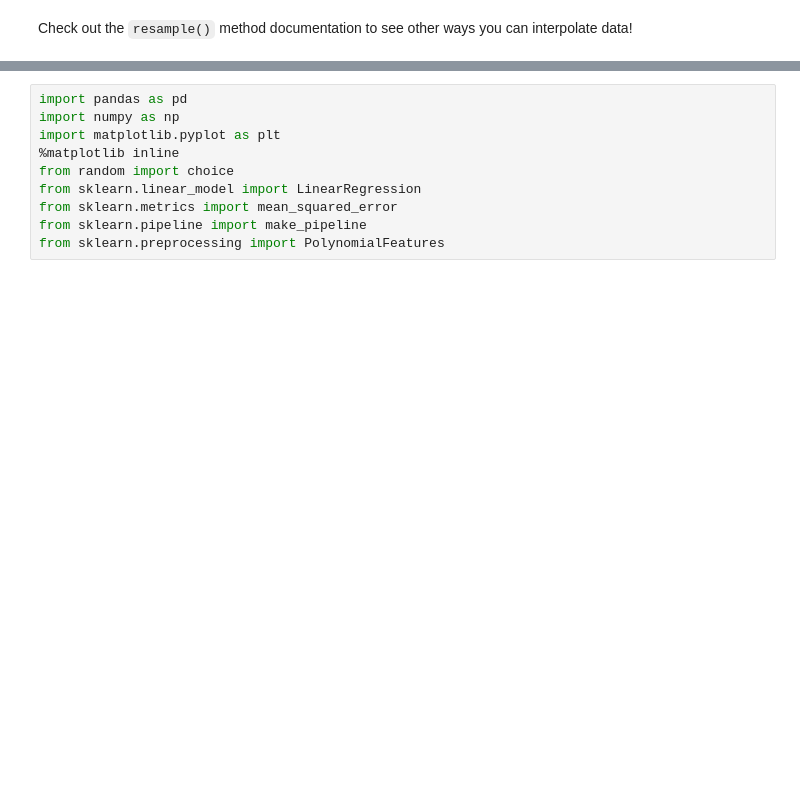
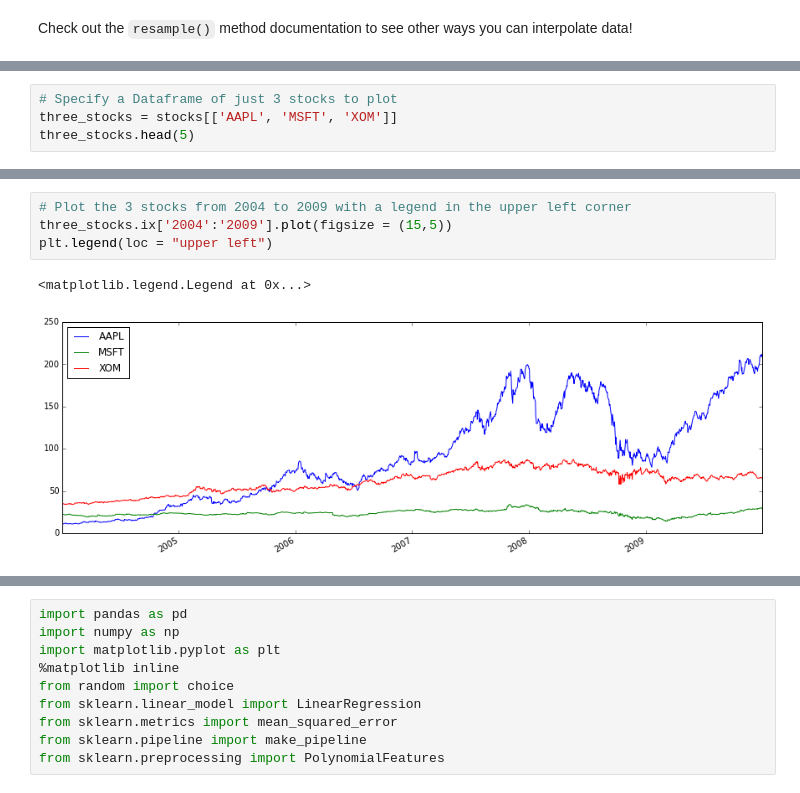
Before and after one commit to pburkard88/DS_BOS_07, a Jupyter notebook: Notebooks/17_Time_Series_Analysis.ipynb, the cells around one changed output, grey strips where cells are left out. Cells and saved outputs as stored; diff of their text form; blank space fills up the shorter version.

```diff
--- a/Notebooks/17_Time_Series_Analysis.ipynb
+++ b/Notebooks/17_Time_Series_Analysis.ipynb
@@ -596,0 +645,4 @@ Check out the `resample()` method documentation to see other ways you can interp
+# %%
+# Specify a Dataframe of just 3 stocks to plot
+three_stocks = stocks[['AAPL', 'MSFT', 'XOM']]
+three_stocks.head(5)
@@ -596,0 +656,7 @@ Check out the `resample()` method documentation to see other ways you can interp
+# %%
+# Plot the 3 stocks from 2004 to 2009 with a legend in the upper left corner
+three_stocks.ix['2004':'2009'].plot(figsize = (15,5))
+plt.legend(loc = "upper left")
+# %% [output]
+<matplotlib.legend.Legend at 0x...>
+[figure, added]
```
Also changed, not shown: parts of 83 cells of this notebook.
